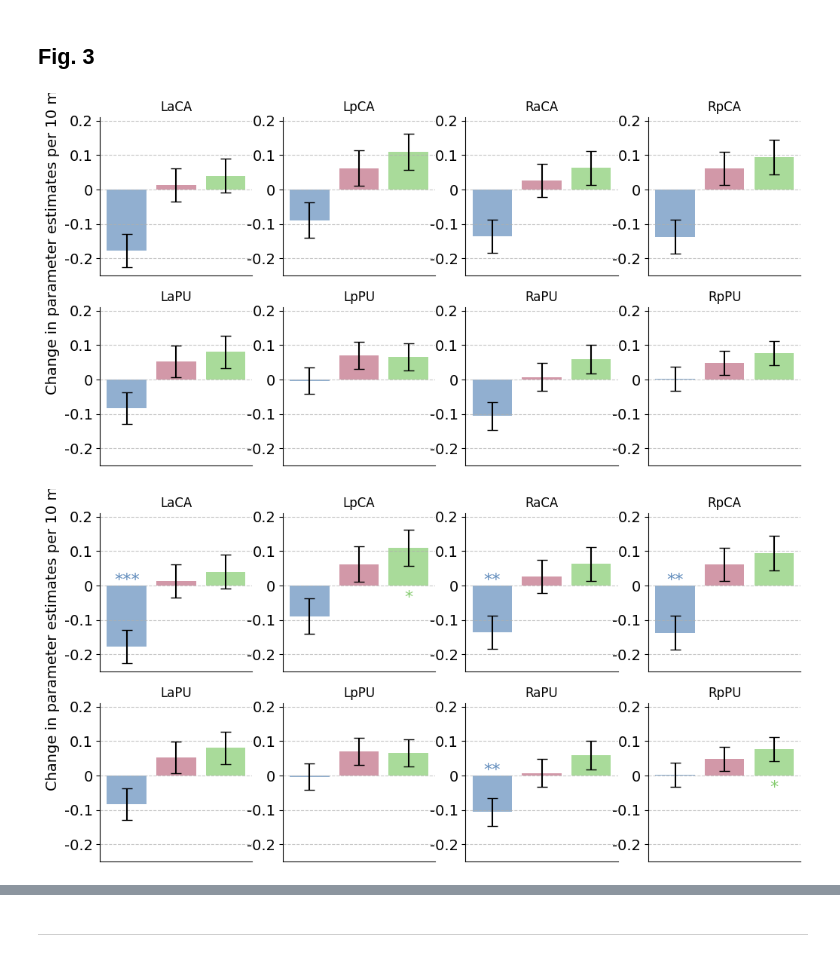
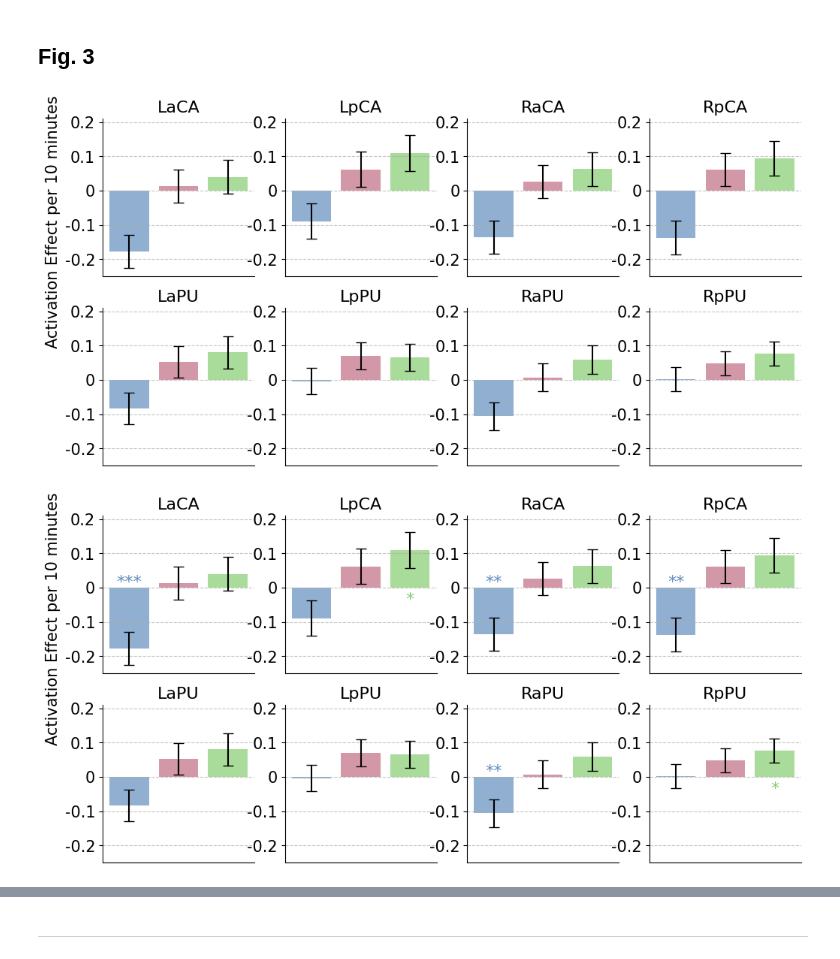
Before and after one commit to psb629/CommonLab, a Jupyter notebook: GP/scripts/fMRI.fig.3ii.ipynb, the cells around one changed output, grey strips where cells are left out. Saved outputs shown, nothing was run; the diff lists cells and outputs as text; code cells hidden in the pictures.

```diff
--- a/GP/scripts/fMRI.fig.3ii.ipynb
+++ b/GP/scripts/fMRI.fig.3ii.ipynb
@@ -186,37 +186,37 @@ for ii, roi in enumerate(list_roi):
     ax = axs[ii]
     df_tmp = df_LME[(df_LME.roi==roi)&(df_LME.group_ref=='no_stim')]
 
     ## plotting figure
-    ax.set_title('%s'%roi)
+    ax.set_title('%s'%roi, fontsize=16)
 
     ax.spines['right'].set_visible(False)
     ax.spines['top'].set_visible(False)
     ax.grid(axis='y', linestyle='--', alpha=0.7)
 
     ax.bar(
         [0,1,2],
         df_tmp.Slope, yerr=df_tmp.SE_Slope,
         capsize=5,
         color=palette[1:], alpha=0.7,
     )
     if ii == 0:
-        ax.set_ylabel('Change in parameter estimates per 10 minutes (A.U.)', fontsize=14)
+        ax.set_ylabel('Activation Effect per 10 minutes (A.U.)', fontsize=15)
 
     ax.set_ylim([-0.25,0.21])
     yticks=[-0.2, -0.1, 0, 0.1, 0.2]
     ax.set_yticks(yticks)
-    ax.set_yticklabels(yticks, fontsize=14)
+    ax.set_yticklabels(yticks, fontsize=15)
     # ax.set_xticks([0, 1, 2])
     # ax.set_xticklabels(['', '', ''], fontsize=0)
     ax.tick_params(
         axis='x',          # changes apply to the x-axis
         which='both',      # both major and minor ticks are affected
         bottom=False,      # ticks along the bottom edge are off
         top=False,         # ticks along the top edge are off
         labelbottom=False  # labels along the bottom edge are off
     )
 # %% [output]
-[figure, old version]
+[figure, new version]
 # %%
 for kk, roi in enumerate(list_roi):
     ax = axs[kk]
@@ -245,7 +245,7 @@ for kk, roi in enumerate(list_roi):
     print('')
 fig
 # %% [output]
-[figure, old version]
+[figure, new version]
 # %%
 ### legend
 nax = fig.add_axes([0.25, 1, .8, 0.2])
```
Also changed, not shown: parts of 1 cell of this notebook, 1 other file.
